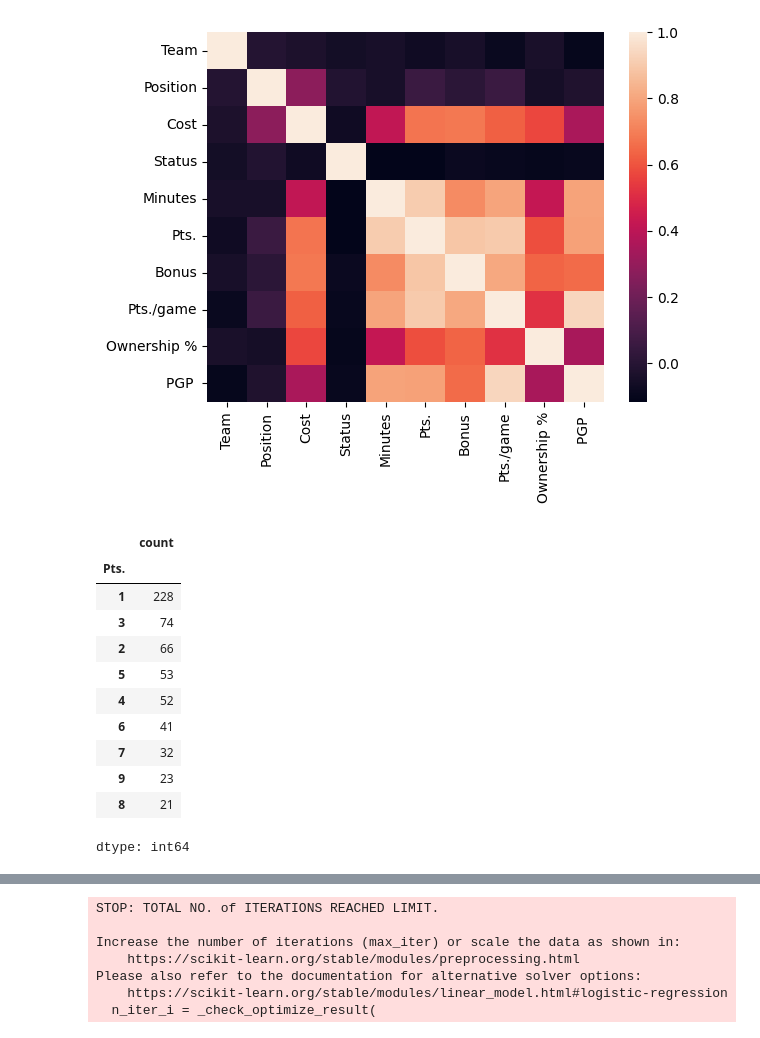
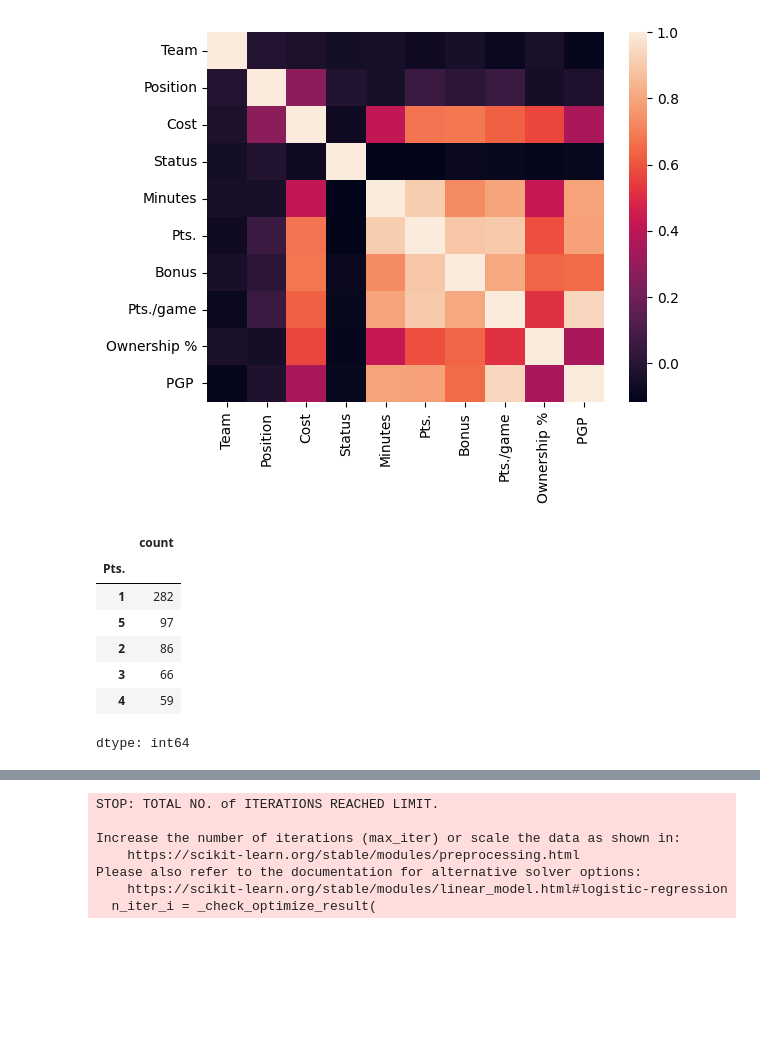
Before and after one commit to vsangireddy27/MachineLearningProjects, a Jupyter notebook: ML_FPL.ipynb, the cells around one changed output, grey strips where cells are left out. Drawn from its saved outputs; the diff is of its cells as text; code cells hidden in the pictures; blank space fills up the shorter version.

```diff
--- a/ML_FPL.ipynb
+++ b/ML_FPL.ipynb
@@ -73,24 +73,20 @@ sns.heatmap(df.corr())
 # %%
 from sklearn.model_selection import train_test_split
 from sklearn.linear_model import LogisticRegression
 from sklearn.metrics import mean_squared_error, r2_score, accuracy_score
 
-bins = [-float("inf"), 10, 30, 50, 70, 90, 110, 130, 150, float("inf")]
-labels = [1, 2, 3, 4, 5, 6, 7, 8, 9]
+bins = [-float("inf"), 25, 50, 75, 100, float("inf")]
+labels = [1, 2, 3, 4, 5]
 df['Pts.'] = pd.cut(df['Pts.'], bins=bins, labels=labels)
 df['Pts.'].value_counts()
 # %% [output]
 |  | count |
 | Pts. |  |
-| 1 | 228 |
-| 3 | 74 |
-| 2 | 66 |
-| 5 | 53 |
-| 4 | 52 |
-| 6 | 41 |
-| 7 | 32 |
-| 9 | 23 |
-| 8 | 21 |
+| 1 | 282 |
+| 5 | 97 |
+| 2 | 86 |
+| 3 | 66 |
+| 4 | 59 |
 dtype: int64
 # %%
 Y = df['Pts.']
```
Also changed, not shown: parts of 3 cells of this notebook.
